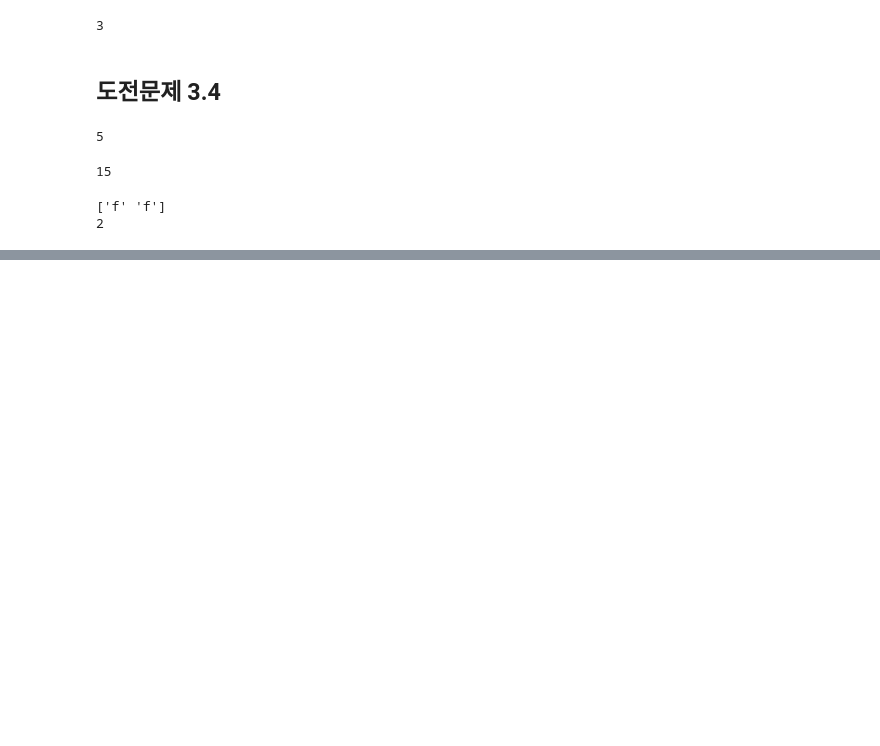
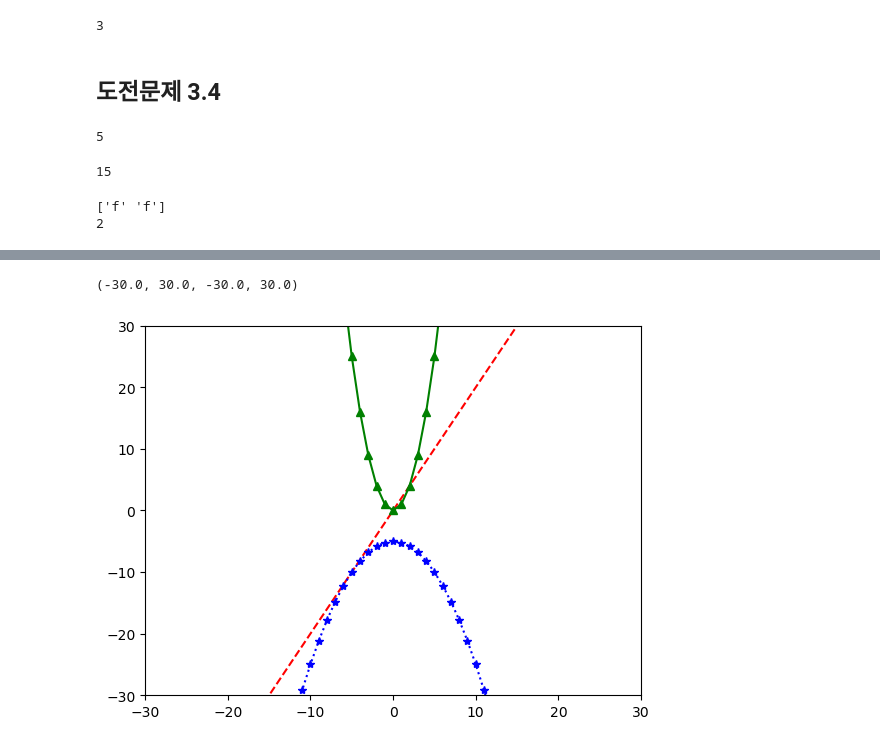
Before and after one commit to 2sseul/JNU_BigDataProgramming_451307, a Jupyter notebook: 시험공부/시험공부.ipynb, the cells around one changed output, grey strips where cells are left out. Drawn from its saved outputs; the diff is of its cells as text; code cells hidden in the pictures; blank space fills up the shorter version.

```diff
--- a/시험공부/시험공부.ipynb
+++ b/시험공부/시험공부.ipynb
@@ -60,0 +232,12 @@ print(result.size)
+# %%
+x = list(range(-20, 20))
+
+y1 = [2*t for t in x]
+y2 = [t**2 for t in x]
+y3 = [-.2*t**2 -5 for t in x]
+
+plt.plot(x, y1, 'r--', x, y2, 'g^-', x, y3, 'b*:')
+plt.axis([-30, 30, -30, 30])
+# %% [output]
+(-30.0, 30.0, -30.0, 30.0)
+[figure, added]
```
Also changed, not shown: parts of 29 cells of this notebook, 4 other files.
